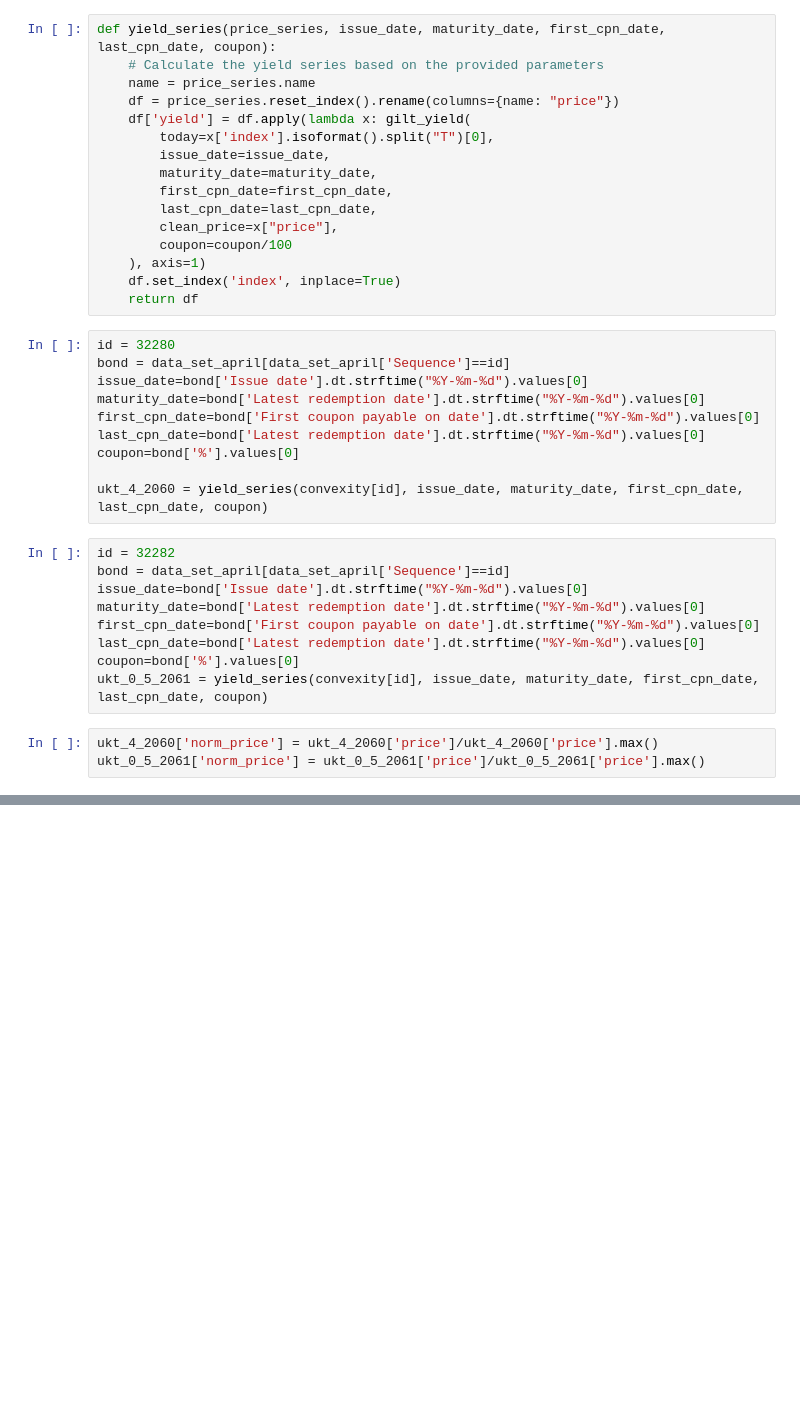
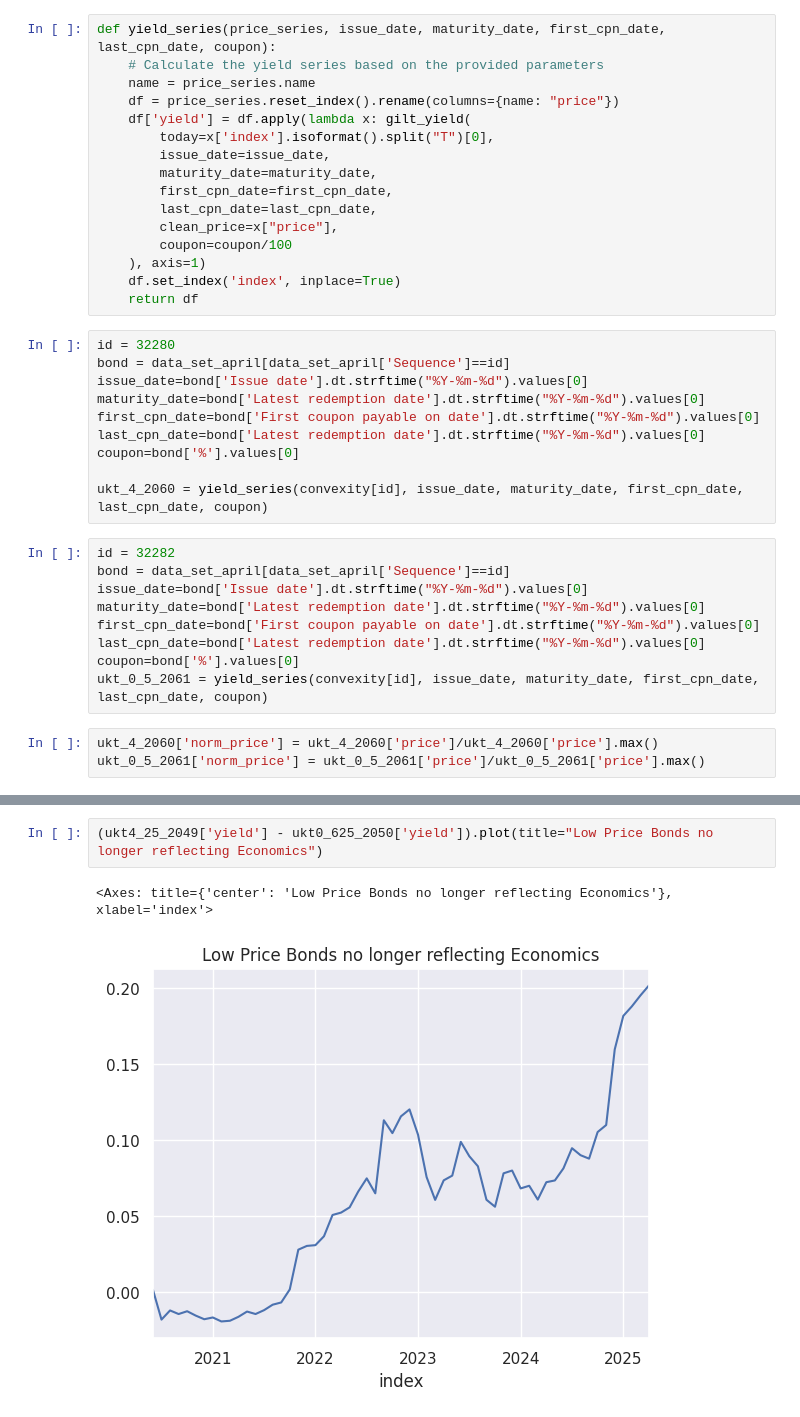
Before and after one commit to cormach/economy, a Jupyter notebook: lme.ipynb, the cells around one changed output, grey strips where cells are left out. Cells and saved outputs as stored; diff of their text form; blank space fills up the shorter version.

```diff
--- a/lme.ipynb
+++ b/lme.ipynb
@@ -309,0 +494,5 @@ ukt_0_5_2061.tail()
+# %%
+(ukt4_25_2049['yield'] - ukt0_625_2050['yield']).plot(title="Low Price Bonds no longer reflecting Economics")
+# %% [output]
+<Axes: title={'center': 'Low Price Bonds no longer reflecting Economics'}, xlabel='index'>
+[figure, added]
```
Also changed, not shown: parts of 76 cells of this notebook, 1 other file.
